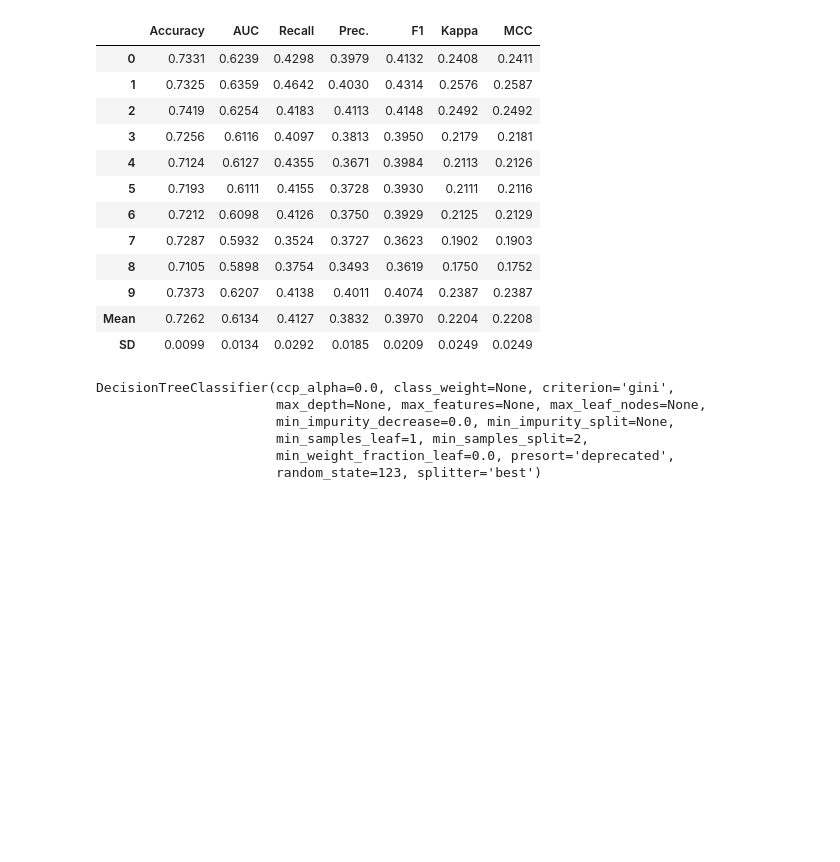
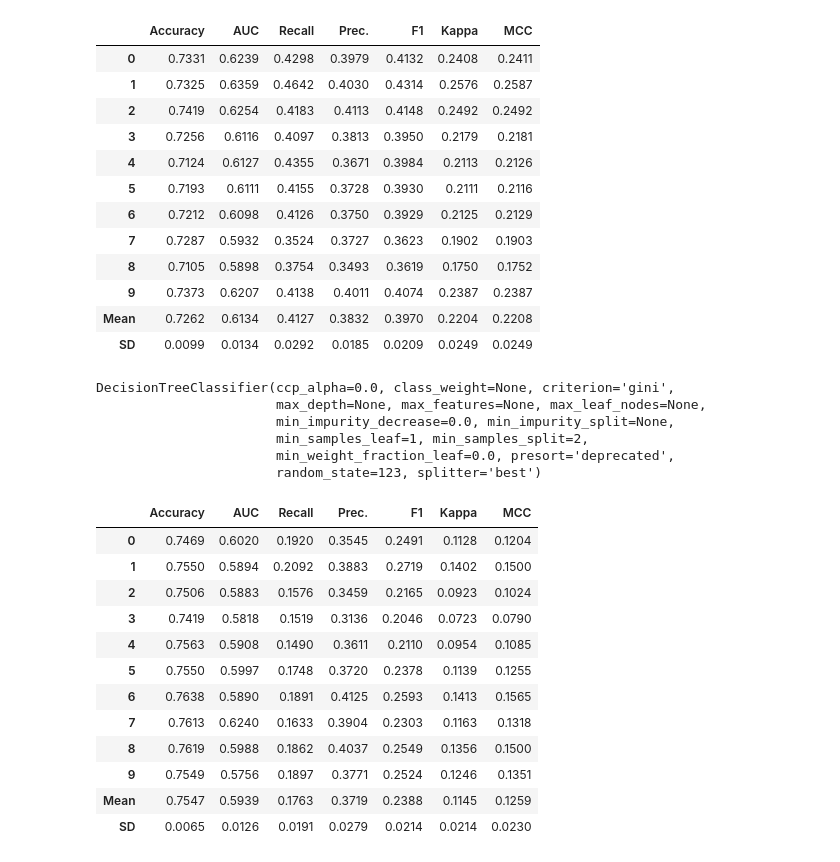
Before and after one commit to justinboggs/pycaret-testing, a Jupyter notebook: class_test.ipynb, the cells around one changed output. Cells and saved outputs as stored; diff of their text form; code cells hidden in the pictures; blank space fills up the shorter version.

```diff
--- a/class_test.ipynb
+++ b/class_test.ipynb
@@ -116,3 +116,19 @@ DecisionTreeClassifier(ccp_alpha=0.0, class_weight=None, criterion='gini',
                        min_samples_leaf=1, min_samples_split=2,
                        min_weight_fraction_leaf=0.0, presort='deprecated',
                        random_state=123, splitter='best')
+# %%
+knn = create_model('knn')
+# %% [output]
+|  | Accuracy | AUC | Recall | Prec. | F1 | Kappa | MCC |
+| 0 | 0.7469 | 0.6020 | 0.1920 | 0.3545 | 0.2491 | 0.1128 | 0.1204 |
+| 1 | 0.7550 | 0.5894 | 0.2092 | 0.3883 | 0.2719 | 0.1402 | 0.1500 |
+| 2 | 0.7506 | 0.5883 | 0.1576 | 0.3459 | 0.2165 | 0.0923 | 0.1024 |
+| 3 | 0.7419 | 0.5818 | 0.1519 | 0.3136 | 0.2046 | 0.0723 | 0.0790 |
+| 4 | 0.7563 | 0.5908 | 0.1490 | 0.3611 | 0.2110 | 0.0954 | 0.1085 |
+| 5 | 0.7550 | 0.5997 | 0.1748 | 0.3720 | 0.2378 | 0.1139 | 0.1255 |
+| 6 | 0.7638 | 0.5890 | 0.1891 | 0.4125 | 0.2593 | 0.1413 | 0.1565 |
+| 7 | 0.7613 | 0.6240 | 0.1633 | 0.3904 | 0.2303 | 0.1163 | 0.1318 |
+| 8 | 0.7619 | 0.5988 | 0.1862 | 0.4037 | 0.2549 | 0.1356 | 0.1500 |
+| 9 | 0.7549 | 0.5756 | 0.1897 | 0.3771 | 0.2524 | 0.1246 | 0.1351 |
+| Mean | 0.7547 | 0.5939 | 0.1763 | 0.3719 | 0.2388 | 0.1145 | 0.1259 |
+| SD | 0.0065 | 0.0126 | 0.0191 | 0.0279 | 0.0214 | 0.0214 | 0.0230 |
```
Also changed, not shown: parts of 5 cells of this notebook.
